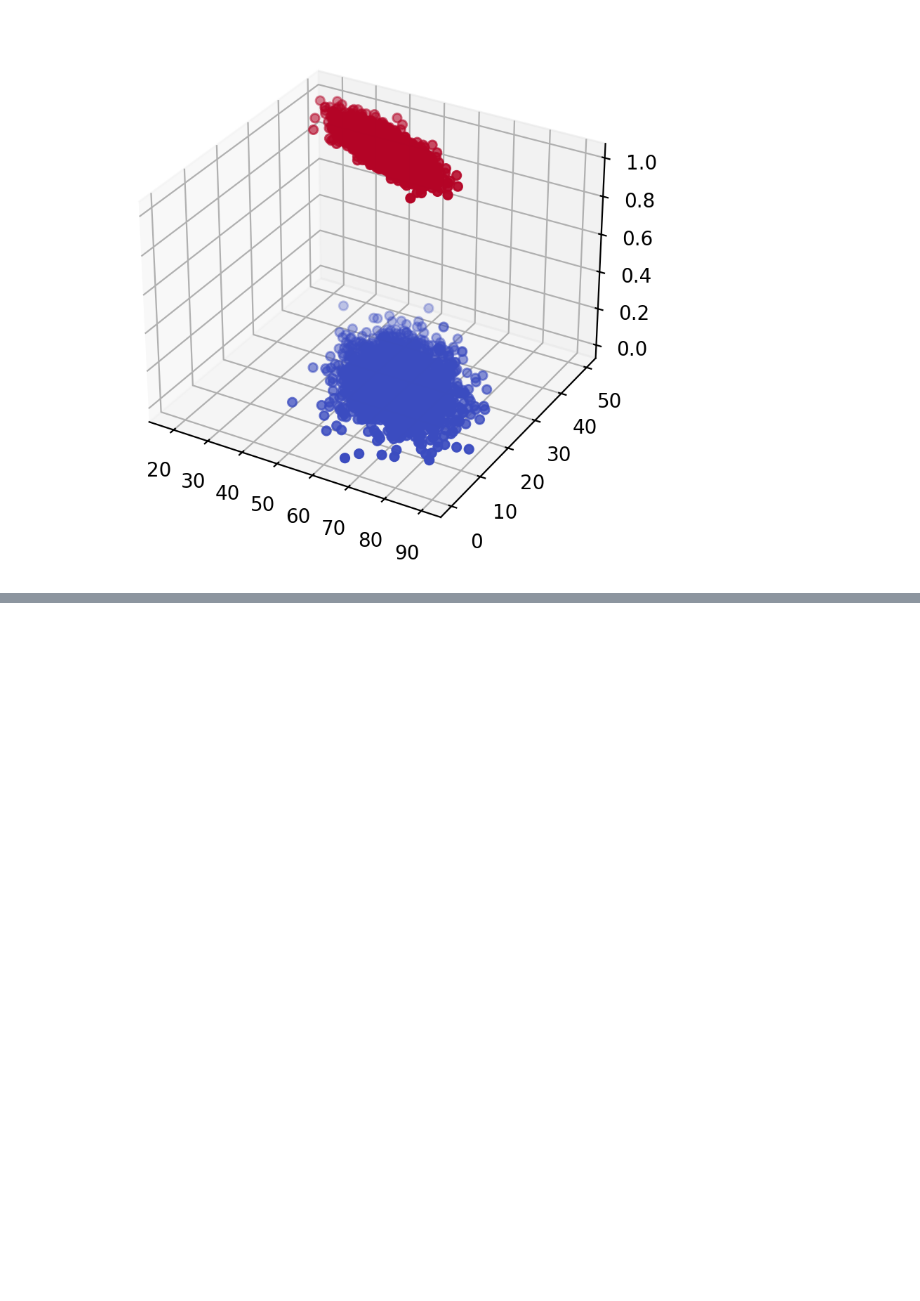
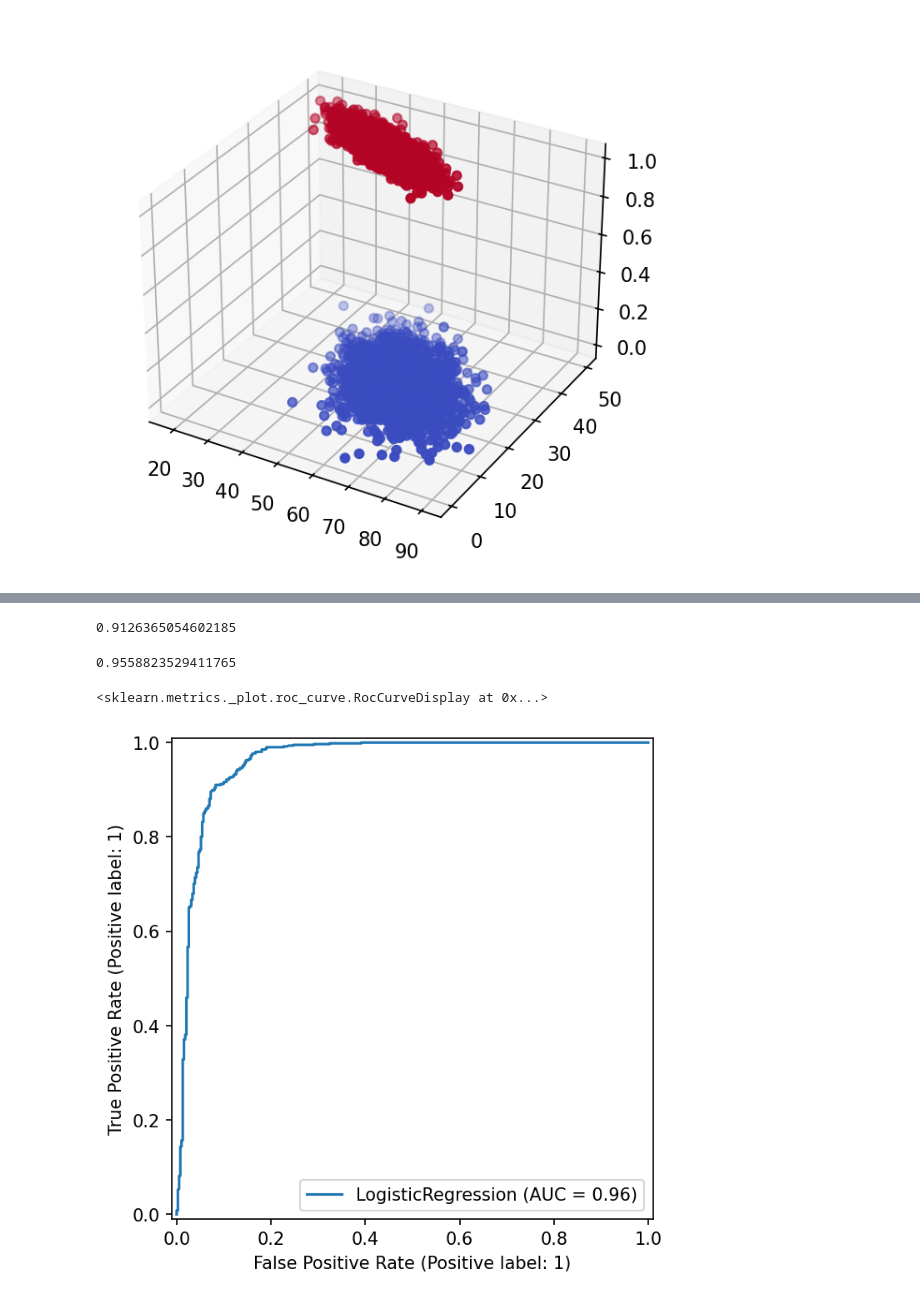
Before and after one commit to smdarshad000-lab/data-science-concepts, a Jupyter notebook: 28_logstic_regression.ipynb, the cells around one changed output, grey strips where cells are left out. Saved outputs shown, nothing was run; the diff lists cells and outputs as text; code cells hidden in the pictures; blank space fills up the shorter version.

```diff
--- a/28_logstic_regression.ipynb
+++ b/28_logstic_regression.ipynb
@@ -74,0 +96,2 @@ ax.scatter(df['age'], df['physical_score'], df['test_result'], c=df['test_result
+# %%
+scaled_X_train = scaler.fit_transform(X_train)
@@ -74,0 +214,8 @@ ax.scatter(df['age'], df['physical_score'], df['test_result'], c=df['test_result
+# %%
+precision_score(y_test, y_pred)
+# %% [output]
+0.9126365054602185
+# %%
+recall_score(y_test, y_pred)
+# %% [output]
+0.9558823529411765
@@ -74,0 +224,6 @@ ax.scatter(df['age'], df['physical_score'], df['test_result'], c=df['test_result
+# %%
+fig, ax = plt.subplots(figsize=(5, 5), dpi=150)
+RocCurveDisplay.from_estimator(log_model, scaled_X_test, y_test, ax=ax)
+# %% [output]
+<sklearn.metrics._plot.roc_curve.RocCurveDisplay at 0x...>
+[figure, added]
```
Also changed, not shown: parts of 32 cells of this notebook.
